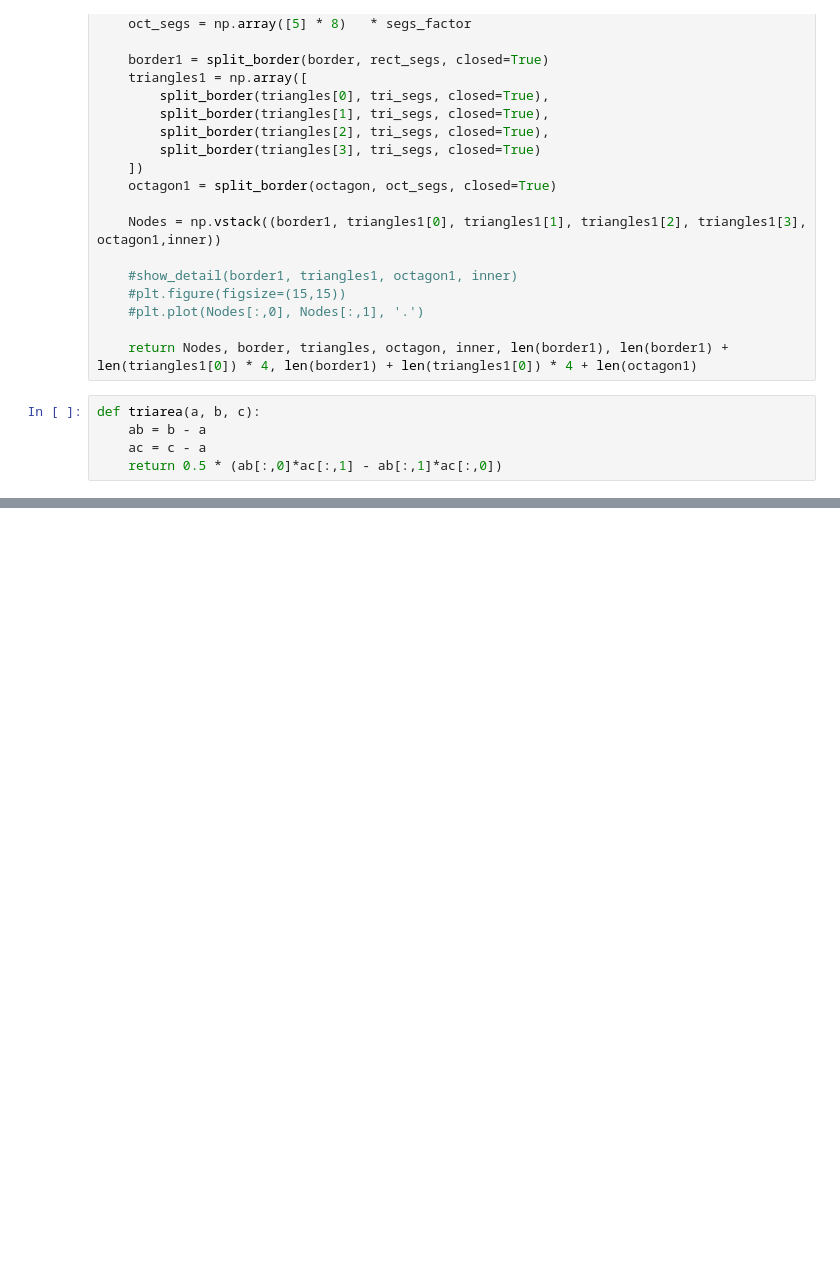
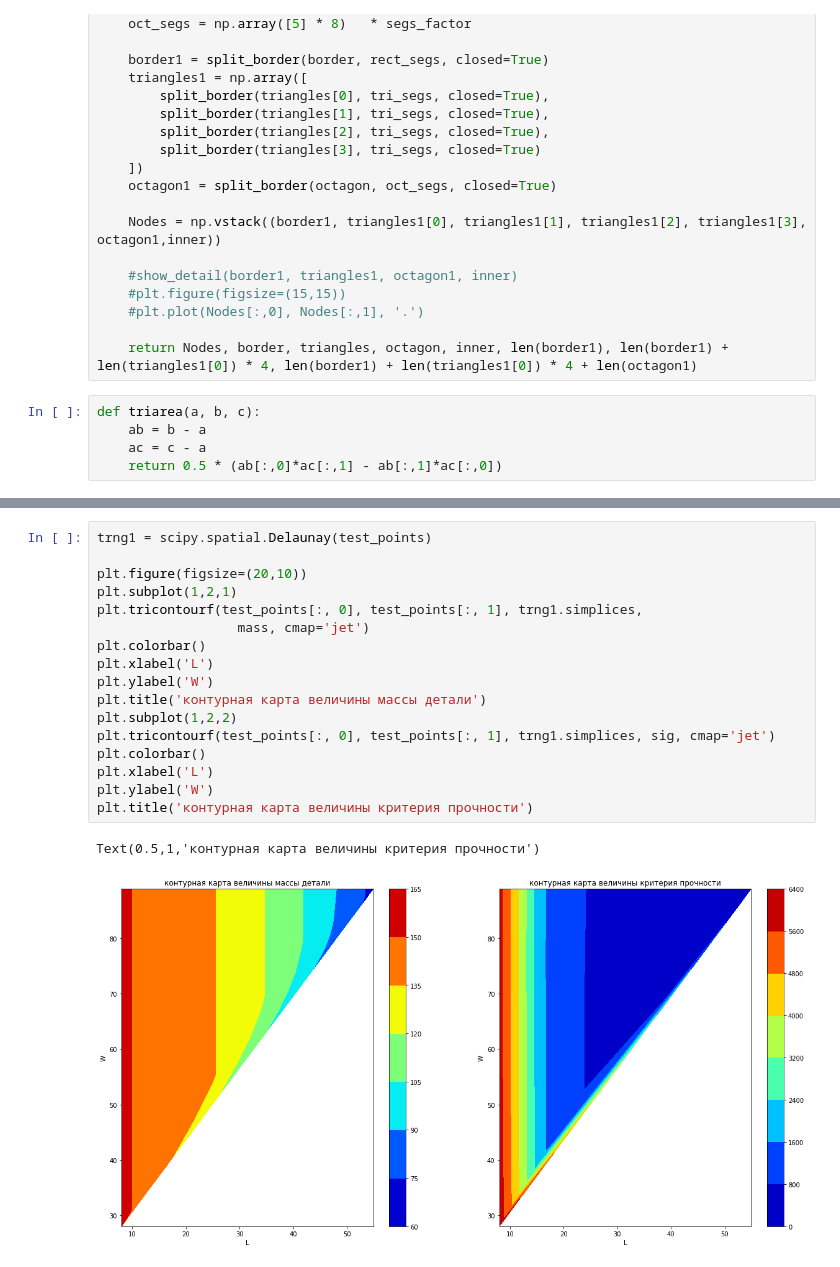
Before and after one commit to AlezM/instrumental-modeling-sources, a Jupyter notebook: HomeWork2.ipynb, the cells around one changed output, grey strips where cells are left out. Cells and saved outputs as stored; diff of their text form; blank space fills up the shorter version.

```diff
--- a/HomeWork2.ipynb
+++ b/HomeWork2.ipynb
@@ -349,0 +421,20 @@ WTF(10, 80)
+# %%
+trng1 = scipy.spatial.Delaunay(test_points)
+
+plt.figure(figsize=(20,10))
+plt.subplot(1,2,1)
+plt.tricontourf(test_points[:, 0], test_points[:, 1], trng1.simplices,
+                  mass, cmap='jet')
+plt.colorbar()
+plt.xlabel('L')
+plt.ylabel('W')
+plt.title('контурная карта величины массы детали')
+plt.subplot(1,2,2)
+plt.tricontourf(test_points[:, 0], test_points[:, 1], trng1.simplices, sig, cmap='jet')
+plt.colorbar()
+plt.xlabel('L')
+plt.ylabel('W')
+plt.title('контурная карта величины критерия прочности')
+# %% [output]
+Text(0.5,1,'контурная карта величины критерия прочности')
+[figure, added]
```
Also changed, not shown: parts of 11 cells of this notebook, 2 other files.
